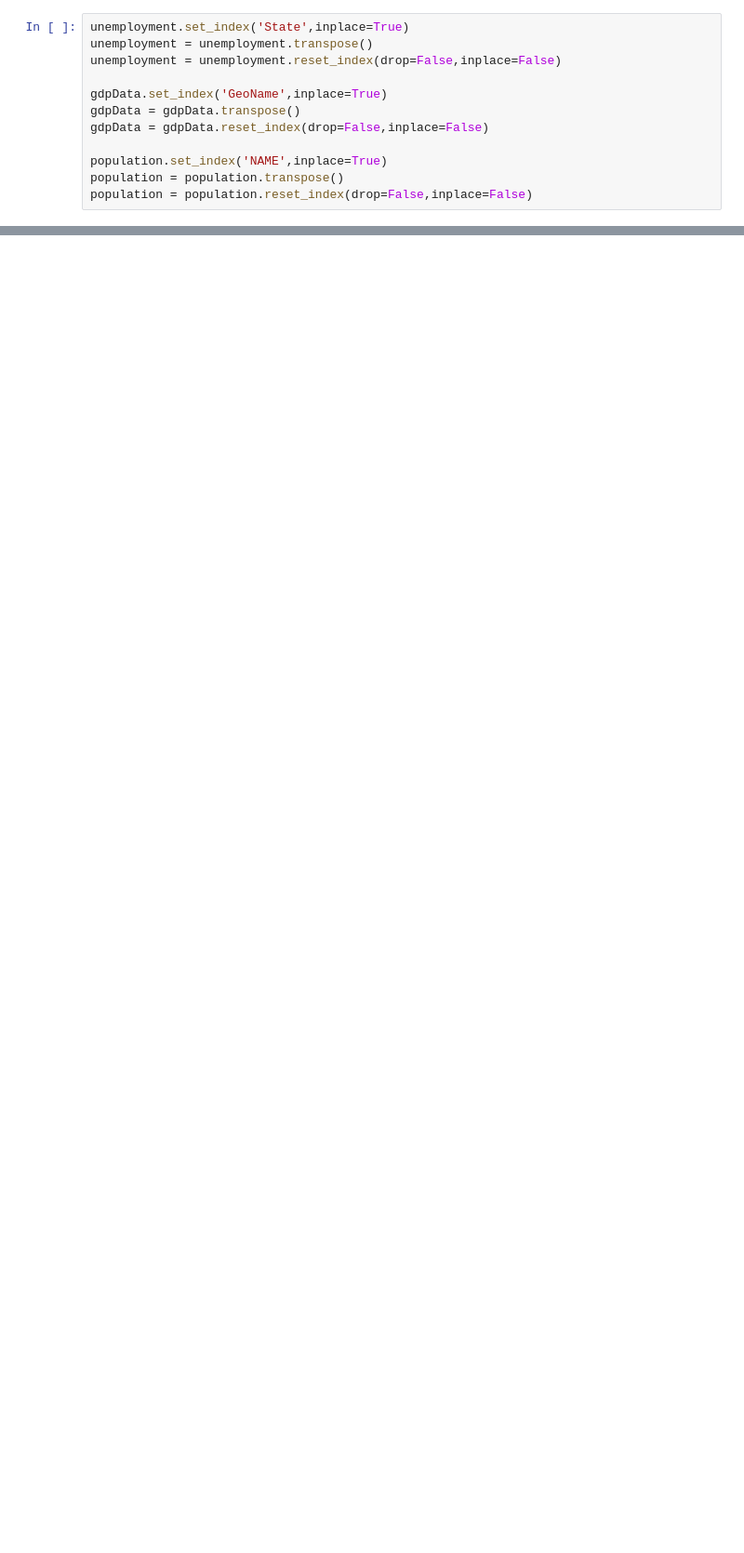
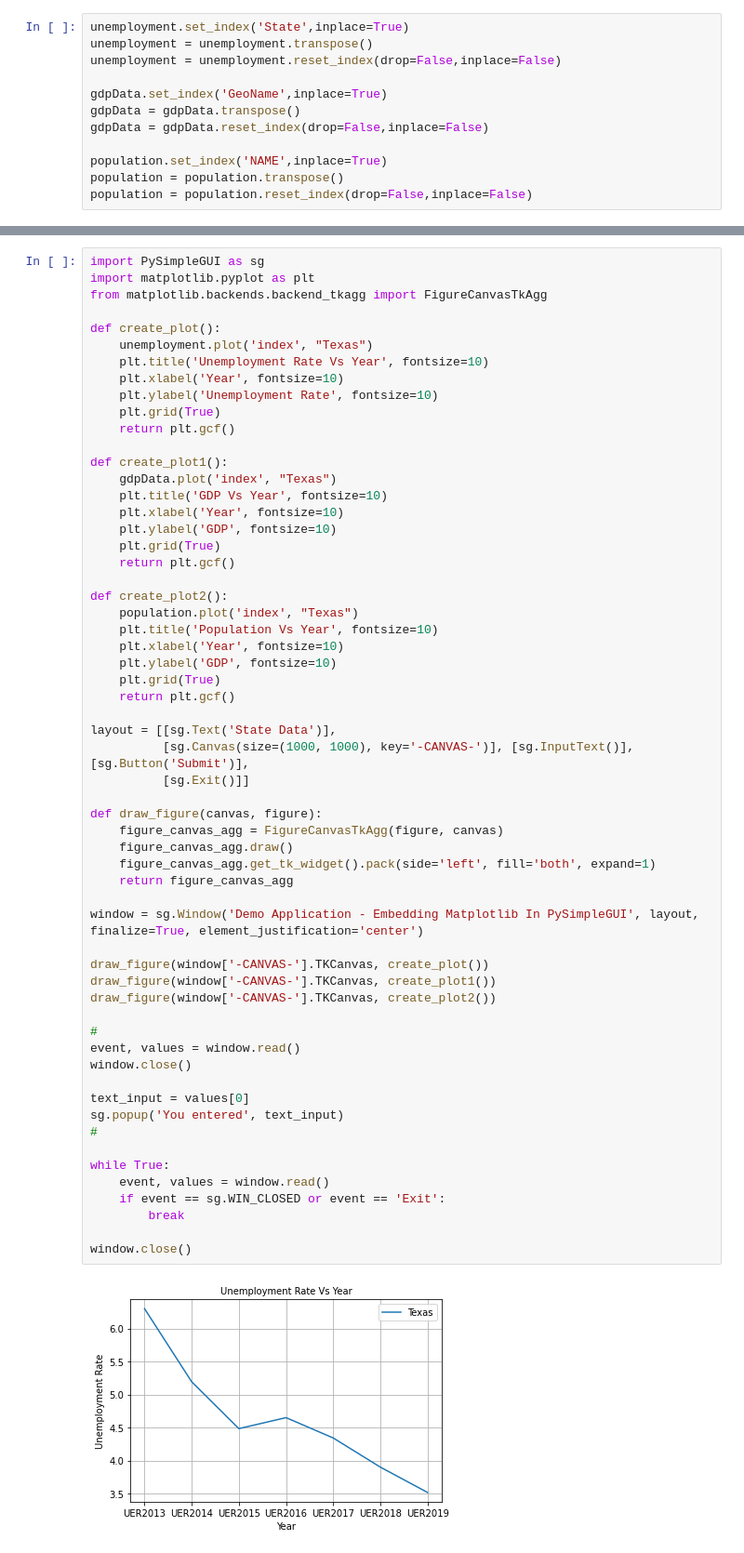
Before and after one commit to aariandhanani/AarianDhananiDataScience, a Jupyter notebook: finalProjectProgram.ipynb, the cells around one changed output, grey strips where cells are left out. Shown at 93% size. Saved outputs shown, nothing was run; the diff lists cells and outputs as text; blank space fills up the shorter version.

```diff
--- a/finalProjectProgram.ipynb
+++ b/finalProjectProgram.ipynb
@@ -187,0 +195,61 @@ Population:
+# %%
+import PySimpleGUI as sg
+import matplotlib.pyplot as plt
+from matplotlib.backends.backend_tkagg import FigureCanvasTkAgg
+
+def create_plot():
+    unemployment.plot('index', "Texas")
+    plt.title('Unemployment Rate Vs Year', fontsize=10)
+    plt.xlabel('Year', fontsize=10)
+    plt.ylabel('Unemployment Rate', fontsize=10)
+    plt.grid(True)
+    return plt.gcf()
+
+def create_plot1():
+    gdpData.plot('index', "Texas")
+    plt.title('GDP Vs Year', fontsize=10)
+    plt.xlabel('Year', fontsize=10)
+    plt.ylabel('GDP', fontsize=10)
+    plt.grid(True)
+    return plt.gcf()
+
+def create_plot2():
+    population.plot('index', "Texas")
+    plt.title('Population Vs Year', fontsize=10)
+    plt.xlabel('Year', fontsize=10)
+    plt.ylabel('GDP', fontsize=10)
+    plt.grid(True)
+    return plt.gcf()
+
+layout = [[sg.Text('State Data')],
+          [sg.Canvas(size=(1000, 1000), key='-CANVAS-')], [sg.InputText()], [sg.Button('Submit')],
+          [sg.Exit()]]
+
+def draw_figure(canvas, figure):
+    figure_canvas_agg = FigureCanvasTkAgg(figure, canvas)
+    figure_canvas_agg.draw()
+    figure_canvas_agg.get_tk_widget().pack(side='left', fill='both', expand=1)
+    return figure_canvas_agg
+
+window = sg.Window('Demo Application - Embedding Matplotlib In PySimpleGUI', layout, finalize=True, element_justification='center')
+
+draw_figure(window['-CANVAS-'].TKCanvas, create_plot())
+draw_figure(window['-CANVAS-'].TKCanvas, create_plot1())
+draw_figure(window['-CANVAS-'].TKCanvas, create_plot2())
+
+#
+event, values = window.read()
+window.close()
+
+text_input = values[0]
+sg.popup('You entered', text_input)
+#
+
+while True:
+    event, values = window.read()
+    if event == sg.WIN_CLOSED or event == 'Exit':
+        break
+
+window.close()
+# %% [output]
+[figure, added]
```
Also changed, not shown: parts of 4 cells of this notebook, 3 other files.
